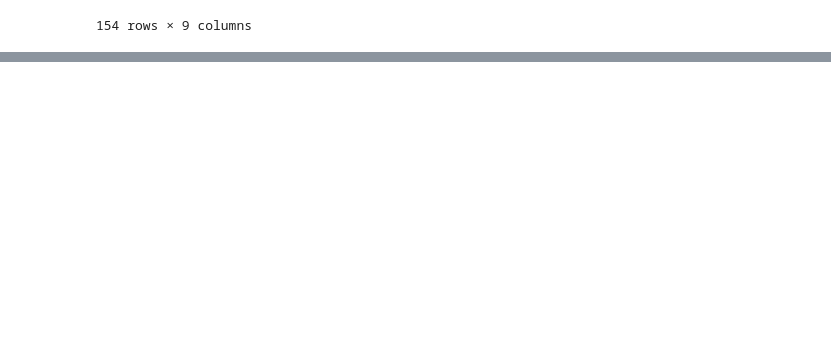
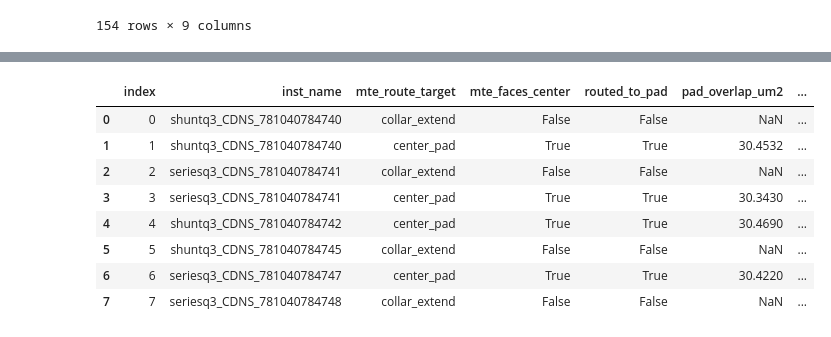
Before and after one commit to ReubenSKWS/rteg-automation, a Jupyter notebook: python_code/single_run.ipynb, the cells around one changed output, grey strips where cells are left out. Drawn from its saved outputs; the diff is of its cells as text; code cells hidden in the pictures; blank space fills up the shorter version.

```diff
--- a/python_code/single_run.ipynb
+++ b/python_code/single_run.ipynb
@@ -1005,43 +708,53 @@ When 5.2 reports `mte_faces_center=True` (`mte_route_target == "center_pad"`), e
 # %%
-# from src.export_gds import export_summary_df
-# from src.rteg_mte_extensions import export_mte_extensions_gds
-# from src.rteg_mte_route import (
-#     MteRouteConfig,
-#     build_mte_pad_routes,
-#     mte_route_overview_rows,
-# )
+from src.export_gds import export_summary_df
+from src.rteg_mte_extensions import export_mte_extensions_gds
+from src.rteg_mte_route import (
+    MteRouteConfig,
+    build_mte_pad_routes,
+    mte_route_overview_rows,
+)
 
-# # --- 5.4 tunables (edit here) ---
-# mte_route_cfg = MteRouteConfig(
-#     mte_layer="BAW_MTE",
-#     pad_touch_overlap_um=0.5,
-#     min_pad_overlap_um2=0.01,
-#     route_width_um=None,
-#     min_ground_clearance_um=14.0,
-#     allow_45_degree_corners=True,
-#     boolean_precision=1e-3,
-#     inside_probe_half_um=0.25,
-# )
+# --- 5.4 tunables (edit here) ---
+mte_route_cfg = MteRouteConfig(
+    mte_layer="BAW_MTE",
+    pad_touch_overlap_um=0.5,
+    min_pad_overlap_um2=0.01,
+    boolean_precision=1e-3,
+    inside_probe_half_um=0.25,
+)
 
-# all_mte = build_mte_pad_routes(all_roles, all_classify, all_mte, layermap, mte_route_cfg)
+all_mte = build_mte_pad_routes(
+    all_roles, all_classify, all_mte, layermap, mte_route_cfg
+)
 
-# mte_route_df = pd.DataFrame(
-#     mte_route_overview_rows(all_mte, all_classify, inst_names=inst_names)
-# ).sort_values("index")
+mte_route_df = pd.DataFrame(
+    mte_route_overview_rows(all_mte, all_classify, inst_names=inst_names)
+).sort_values("index")
 
-# display(mte_route_df)
-# routed_count = int(mte_route_df["routed_to_pad"].sum())
-# print(f"Routed {routed_count} resonator(s) to center signal pad")
+display(mte_route_df)
+routed_count = int(mte_route_df["routed_to_pad"].sum())
+print(f"Routed {routed_count} resonator(s) to center signal pad")
 
-# MTE_OUT = DRAFT / "MTE_generated_deterministic"
-# mte_export_df = export_summary_df(
-#     export_mte_extensions_gds(
-#         rteg_assemblies,
-#         all_mte,
-#         MTE_OUT,
-#         layermap=layermap,
-#         parent=parent,
-#     )
-# )
+MTE_OUT = DRAFT / "MTE_generated_deterministic"
+mte_export_df = export_summary_df(
+    export_mte_extensions_gds(
+        rteg_assemblies,
+        all_mte,
+        MTE_OUT,
+        layermap=layermap,
+        parent=parent,
+    )
+)
 
-# print(f"Exported {len(mte_export_df)} MTE GDS files to {MTE_OUT}")
+print(f"Exported {len(mte_export_df)} MTE GDS files to {MTE_OUT}")
+display(mte_export_df)
+# %% [output]
+|  | index | inst_name | mte_route_target | mte_faces_center | routed_to_pad | pad_overlap_um2 | ... |
+| 0 | 0 | shuntq3_CDNS_781040784740 | collar_extend | False | False | NaN | ... |
+| 1 | 1 | shuntq3_CDNS_781040784740 | center_pad | True | True | 30.4532 | ... |
+| 2 | 2 | seriesq3_CDNS_781040784741 | collar_extend | False | False | NaN | ... |
+| 3 | 3 | seriesq3_CDNS_781040784741 | center_pad | True | True | 30.3430 | ... |
+| 4 | 4 | shuntq3_CDNS_781040784742 | center_pad | True | True | 30.4690 | ... |
+| 5 | 5 | shuntq3_CDNS_781040784745 | collar_extend | False | False | NaN | ... |
+| 6 | 6 | seriesq3_CDNS_781040784747 | center_pad | True | True | 30.4220 | ... |
+| 7 | 7 | seriesq3_CDNS_781040784748 | collar_extend | False | False | NaN | ... |
```
Also changed, not shown: parts of 11 cells of this notebook, 13 other files.
